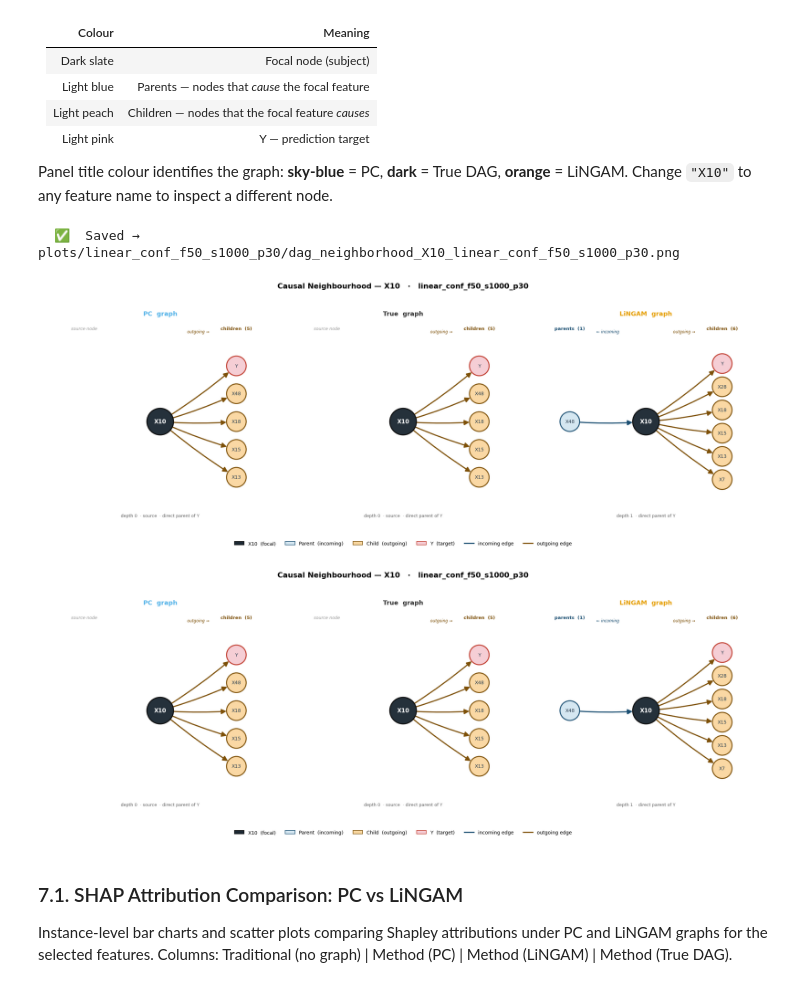
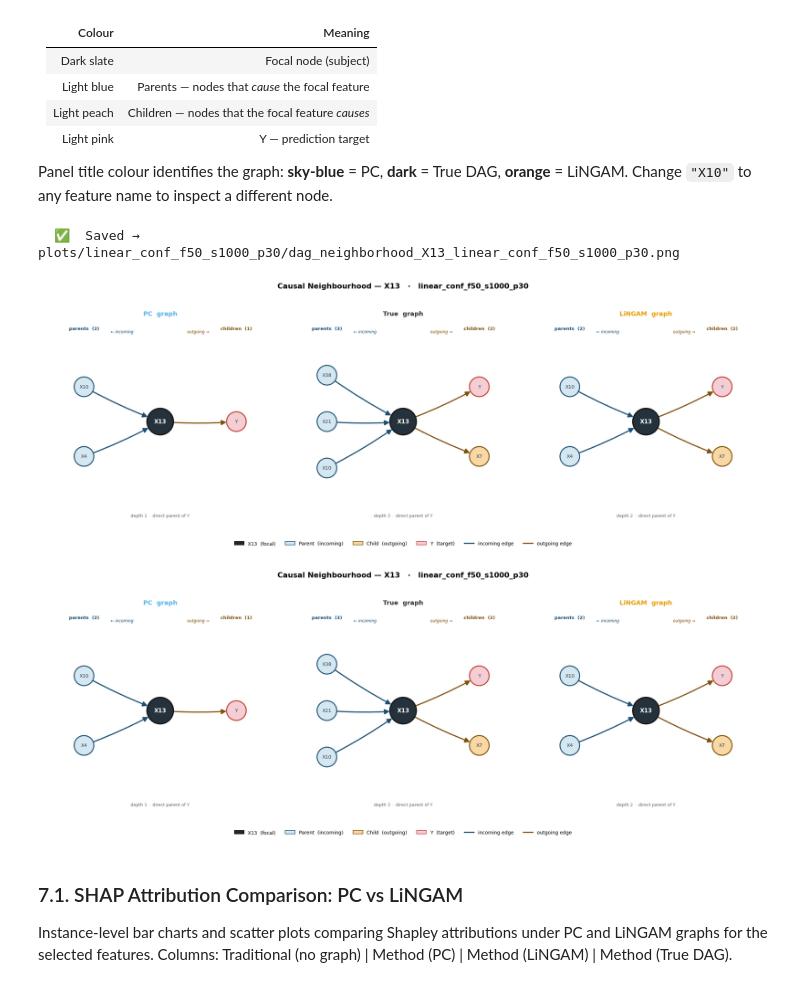
Before and after one commit to juanriosg12/master_thesis, a Jupyter notebook: notebooks/shapley_results_analysis.ipynb, the cells around one changed output. Saved outputs shown, nothing was run; the diff lists cells and outputs as text; code cells hidden in the pictures.

```diff
--- a/notebooks/shapley_results_analysis.ipynb
+++ b/notebooks/shapley_results_analysis.ipynb
@@ -390,16 +390,16 @@ Panel title colour identifies the graph: **sky-blue** = PC, **dark** = True DAG,
 Change `"X10"` to any feature name to inspect a different node.
 # %%
 plot_node_neighborhood(
-    "X10",
+    "X13",
     G_pc,     td_pc,     src_pc,     y_pc,     pc_names,
     G_true,   td_true,   src_true,   y_true,   true_names,
     G_lingam, td_lingam, src_lingam, y_lingam, lingam_names,
     DATASET, save_dir=PLOTS_DIR,
 )
 # %% [output]
-  ✅  Saved → plots/linear_conf_f50_s1000_p30/dag_neighborhood_X10_linear_conf_f50_s1000_p30.png
+  ✅  Saved → plots/linear_conf_f50_s1000_p30/dag_neighborhood_X13_linear_conf_f50_s1000_p30.png
-[figure, old version]
+[figure, new version]
-[figure, old version]
+[figure, new version]
 # %% [markdown]
 ### 7.1. SHAP Attribution Comparison: PC vs LiNGAM
 
```
Also changed, not shown: parts of 4 cells of this notebook, 2 other files.
